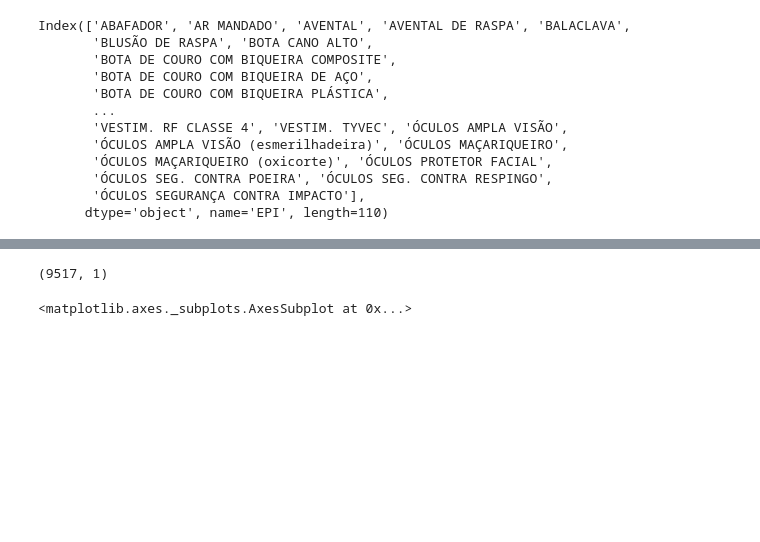
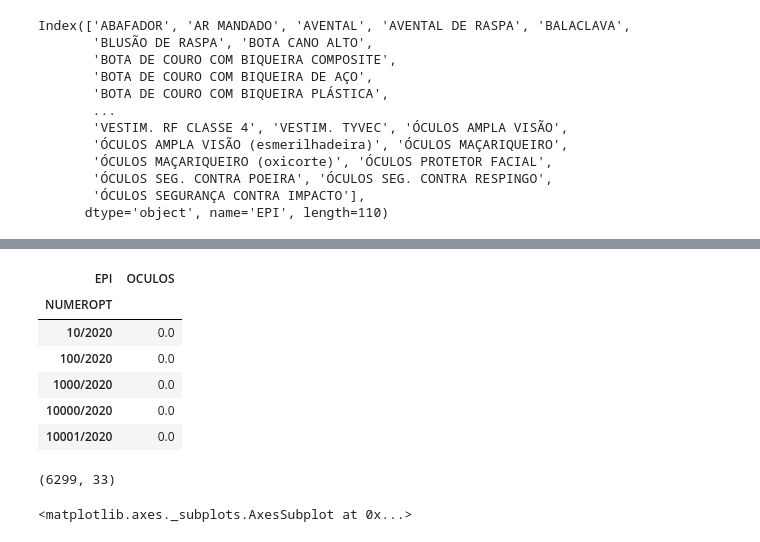
Before and after one commit to victorpucminas/tcc, a Jupyter notebook: PreparacaoDataset.ipynb, the cells around one changed output, grey strips where cells are left out. Drawn from its saved outputs; the diff is of its cells as text; code cells hidden in the pictures; blank space fills up the shorter version.

```diff
--- a/PreparacaoDataset.ipynb
+++ b/PreparacaoDataset.ipynb
@@ -159,8 +159,20 @@ oculosdf.head()
 # %%
 oculosdf['OCULOS'] = oculosdf[:].max(axis=1)
 oculosdf['OCULOS'].value_counts()
 saida = oculosdf.filter(like='OCULO')
-saida.shape
+saida.head()
 # %% [output]
-(9517, 1)
+| EPI | OCULOS |
+| NUMEROPT |  |
+| 10/2020 | 0.0 |
+| 100/2020 | 0.0 |
+| 1000/2020 | 0.0 |
+| 10000/2020 | 0.0 |
+| 10001/2020 | 0.0 |
+# %%
+result = pd.merge(caracteristicacorr, saida, on="NUMEROPT")
+result.shape
+#result.head()
+# %% [output]
+(6299, 33)
 # %%
```
Also changed, not shown: parts of 4 cells of this notebook, 2 other files.
